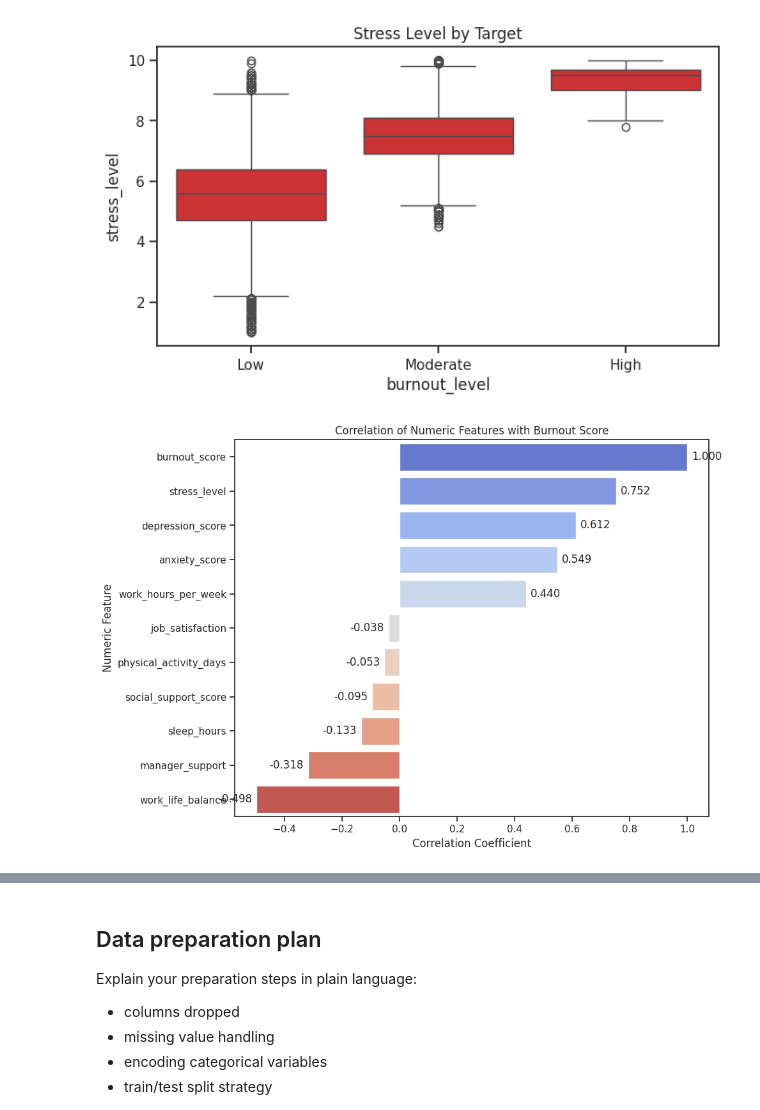
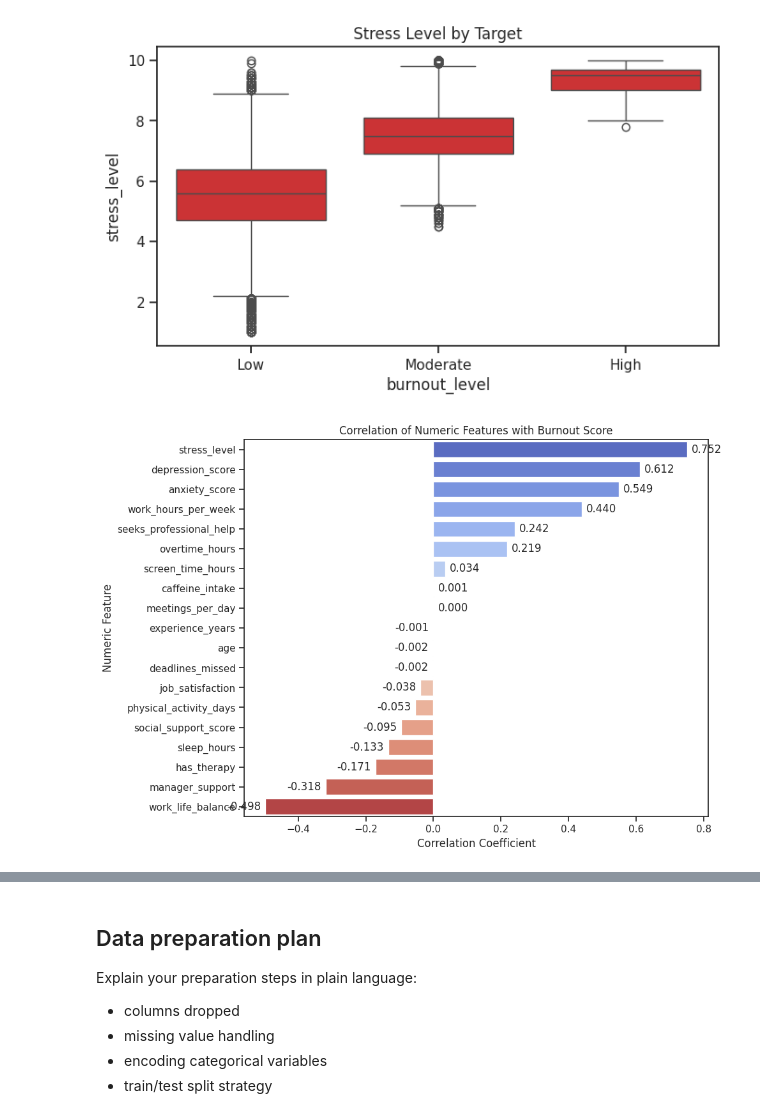
Before and after one commit to NinaHRO/CIS-3902-AI-and-ML, a Jupyter notebook: DataMining_Project_Template_Spring_2026_(1)_(2).ipynb, the cells around one changed output, grey strips where cells are left out. Cells and saved outputs as stored; diff of their text form; code cells hidden in the pictures.

```diff
--- a/DataMining_Project_Template_Spring_2026_(1)_(2).ipynb
+++ b/DataMining_Project_Template_Spring_2026_(1)_(2).ipynb
@@ -213,3 +217,17 @@ dtype: int64
 | Moderate | 0.122100 |
 | High | 0.000433 |
 dtype: float64
+# %%
+# Identify feature columns
+X = df.drop(columns=[target, 'burnout_score']) # Dropping burnout_score as per student summary
+y = df[target]
+
+# If needed, convert target labels here
+# Example:
+# y = y.map({"No": 0, "Yes": 1})
+
+categorical_cols = X.select_dtypes(include=["object", "category", "bool"]).columns.tolist()
+numeric_cols = X.select_dtypes(include=["number"]).columns.tolist()
+
+print("Categorical columns:", categorical_cols)
+print("Numeric columns:", numeric_cols)
@@ -313,24 +333,24 @@ plt.show()
 # %%
 plt.figure(figsize=(10, 7))
 
 # Calculate correlations with 'burnout_score'
 # Exclude 'burnout_score' itself from the list of features to correlate against it
-correlations = df[num_cols].corrwith(df['burnout_score']).sort_values(ascending=False)
+correlations = df[numeric_cols].corrwith(df['burnout_score']).sort_values(ascending=False)
 
 # Create the bar plot
 ax = sns.barplot(x=correlations.values, y=correlations.index, palette='coolwarm')
 
 # Add exact correlation values on the bars
 for container in ax.containers:
     ax.bar_label(container, fmt='%.3f', padding=5)
 
 plt.title('Correlation of Numeric Features with Burnout Score')
 plt.xlabel('Correlation Coefficient')
 plt.ylabel('Numeric Feature')
 plt.tight_layout()
 plt.show()
 # %% [output]
-[figure, old version]
+[figure, new version]
 # %%
 plt.figure(figsize=(10, 6))
 sns.countplot(data=df, x='has_therapy', hue=target, palette='viridis')
```
Also changed, not shown: parts of 29 cells of this notebook.
